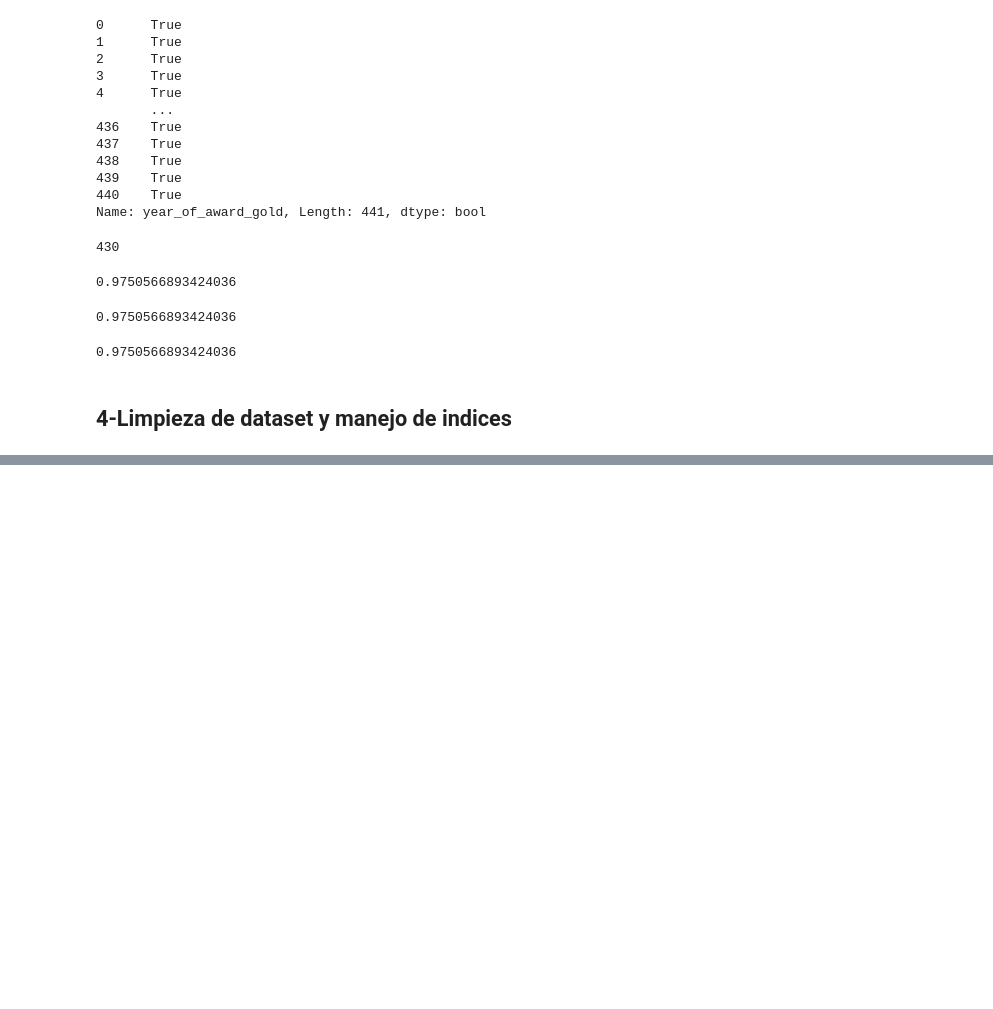
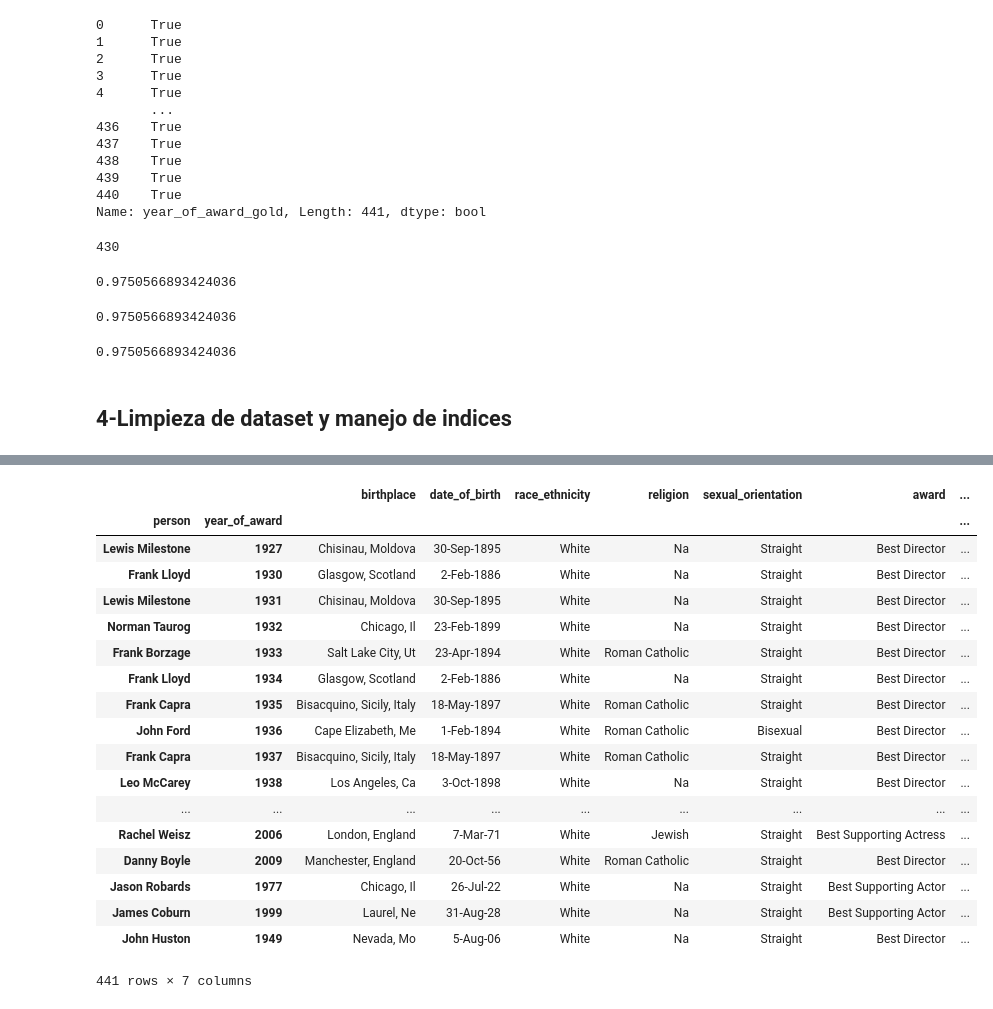
Before and after one commit to FedericoCalonge/OrganizacionDatosRepoMateria, a Jupyter notebook: 1-Manejo_Pandas_Oscars/Analisis_Ganadores_Oscars.ipynb, the cells around one changed output, grey strips where cells are left out. Drawn from its saved outputs; the diff is of its cells as text; code cells hidden in the pictures; blank space fills up the shorter version.

```diff
--- a/1-Manejo_Pandas_Oscars/Analisis_Ganadores_Oscars.ipynb
+++ b/1-Manejo_Pandas_Oscars/Analisis_Ganadores_Oscars.ipynb
@@ -749,3 +749,14 @@ oscars_demographics['year_of_award_gold'].isnull()\
 0.9750566893424036
 # %% [markdown]
 ## 4-Limpieza de dataset y manejo de indices
+# %%
+#Ahora vamos a hablar del manejo de Data Sets... como hacer una limpieza de los datos.
+#Vamos a LIMPIAR la data para prepararnos para el analisis:
+    #1-Mantenemos las columnas que estamos interesados en usar.
+    #2-Limpiamos valores null del dataset (o hacemos fill o los removemos)
+    #3-Podemos convertir un tipo de dato en otro (por ej. year de float a INT)
+
+#Entonces, empezamos
+#1-Mantenemos las columnas que estamos interesados en usar.
+oscars =  oscars_demographics[['birthplace','date_of_birth','race_ethnicity','religion','sexual_orientation','year_of_award','award','movie','person']]
+oscars.head(5) #Mostramos los 5 primeros.
@@ -751,0 +770,9 @@ oscars_demographics['year_of_award_gold'].isnull()\
+# %%
+#2-Limpiamos valores null del dataset (o hacemos fill o los removemos)
+print("Len Original:",len(oscars))  #Cantidad de registros que tenemos en el DF original.
+#Ahora aplicamos dropna... como ahora NO lo aplicamos sobre una columna en particular, sino que
+#lo aplicamos en TODO el DF... va a verificar que no haya NINGUNA columna dentro del DF.
+oscars.dropna(inplace=True)
+print("Len luego de dropear filas NaN:",len(oscars))  #Vemos que me dá 441 (IGUAL al original)
+                    #Si me hubiera dado 440 es que mi DF seguramente tenía alguna FILA con todos valores en Nan.. en este caso no fue asi,
+                    #Pero esto es recomendable hacerlo para asegurarse esto (que no tengamos filas con datos nulos).
@@ -751,0 +848,26 @@ oscars_demographics['year_of_award_gold'].isnull()\
+# %%
+#Ahora vamos a setear el index (que era RANGEINDEX por defecto)...
+#y vamos a usar la columna person y year_of_award en su lugar --> UNA PK COMPUESTA digamos.
+#Asumiendo asi que una misma persona no gano el premio 2 años seguidos, debería ser una PK UNICA pero para este ejemplo no es necesario.
+oscars_byID=oscars.set_index(['person','year_of_award'])
+oscars_byID  #(vemos ahora que person y year_of_award desaparecen de las columnas y ahora son nuestras PKs)
+# %% [output]
+|  |  | birthplace | date_of_birth | race_ethnicity | religion | sexual_orientation | award | ... |
+| person | year_of_award |  |  |  |  |  |  | ... |
+| Lewis Milestone | 1927 | Chisinau, Moldova | 30-Sep-1895 | White | Na | Straight | Best Director | ... |
+| Frank Lloyd | 1930 | Glasgow, Scotland | 2-Feb-1886 | White | Na | Straight | Best Director | ... |
+| Lewis Milestone | 1931 | Chisinau, Moldova | 30-Sep-1895 | White | Na | Straight | Best Director | ... |
+| Norman Taurog | 1932 | Chicago, Il | 23-Feb-1899 | White | Na | Straight | Best Director | ... |
+| Frank Borzage | 1933 | Salt Lake City, Ut | 23-Apr-1894 | White | Roman Catholic | Straight | Best Director | ... |
+| Frank Lloyd | 1934 | Glasgow, Scotland | 2-Feb-1886 | White | Na | Straight | Best Director | ... |
+| Frank Capra | 1935 | Bisacquino, Sicily, Italy | 18-May-1897 | White | Roman Catholic | Straight | Best Director | ... |
+| John Ford | 1936 | Cape Elizabeth, Me | 1-Feb-1894 | White | Roman Catholic | Bisexual | Best Director | ... |
+| Frank Capra | 1937 | Bisacquino, Sicily, Italy | 18-May-1897 | White | Roman Catholic | Straight | Best Director | ... |
+| Leo McCarey | 1938 | Los Angeles, Ca | 3-Oct-1898 | White | Na | Straight | Best Director | ... |
+| ... | ... | ... | ... | ... | ... | ... | ... | ... |
+| Rachel Weisz | 2006 | London, England | 7-Mar-71 | White | Jewish | Straight | Best Supporting Actress | ... |
+| Danny Boyle | 2009 | Manchester, England | 20-Oct-56 | White | Roman Catholic | Straight | Best Director | ... |
+| Jason Robards | 1977 | Chicago, Il | 26-Jul-22 | White | Na | Straight | Best Supporting Actor | ... |
+| James Coburn | 1999 | Laurel, Ne | 31-Aug-28 | White | Na | Straight | Best Supporting Actor | ... |
+| John Huston | 1949 | Nevada, Mo | 5-Aug-06 | White | Na | Straight | Best Director | ... |
+441 rows × 7 columns
```
Also changed, not shown: parts of 74 cells of this notebook.
